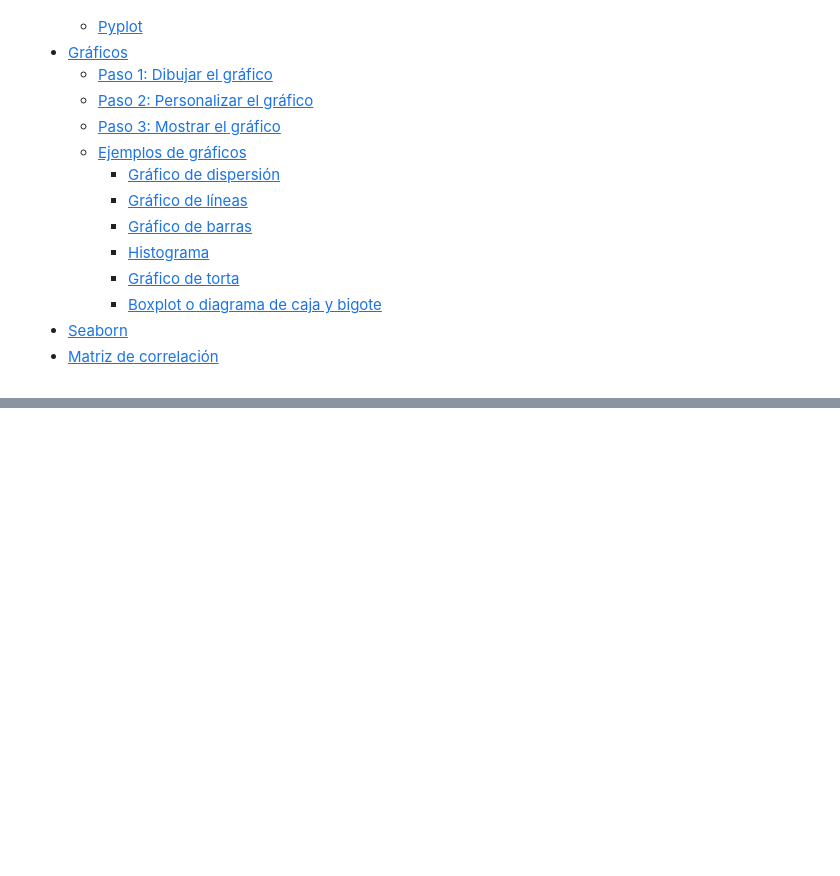
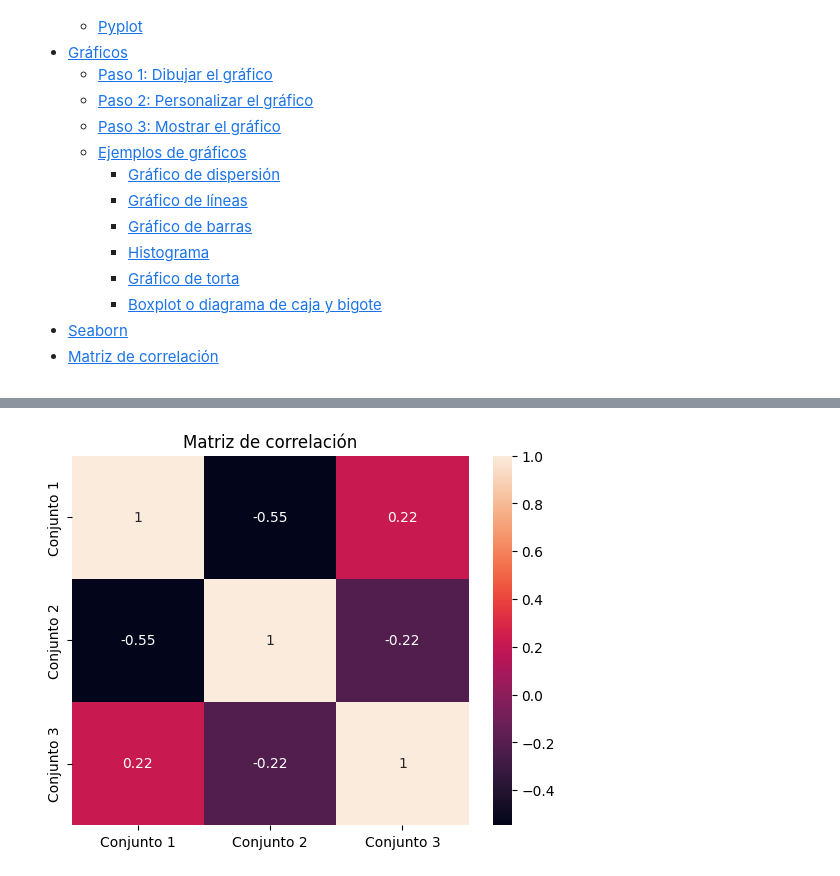
Before and after one commit to narmijoc/INF280-LEC, a Jupyter notebook: CH2-Visualización_Datos.ipynb, the cells around one changed output, grey strips where cells are left out. Drawn from its saved outputs; the diff is of its cells as text; code cells hidden in the pictures; blank space fills up the shorter version.

Commit message:
new content: CH2: Vis.Datos

```diff
--- a/CH2-Visualización_Datos.ipynb
+++ b/CH2-Visualización_Datos.ipynb
@@ -263,0 +279,19 @@ Una matriz de correlación es una tabla que muestra el coeficiente de correlaci
+# %%
+# Generamos los datos
+df = pd.DataFrame({'Conjunto 1': np.random.randint(1, 10, 25),
+                   'Conjunto 2': np.random.randint(1, 10, 25),
+                   'Conjunto 3': np.random.randint(1, 10, 25)})
+
+# Calculamos la matriz
+matriz_de_correlacion = df.corr()
+
+# Dibujamos la matriz
+sns.heatmap(matriz_de_correlacion, annot=True)
+
+# Personalizamos la matriz
+plt.title("Matriz de correlación")
+
+# Mostramos la matriz
+plt.show()
+# %% [output]
+[figure, added]
```
Also changed, not shown: parts of 28 cells of this notebook.
